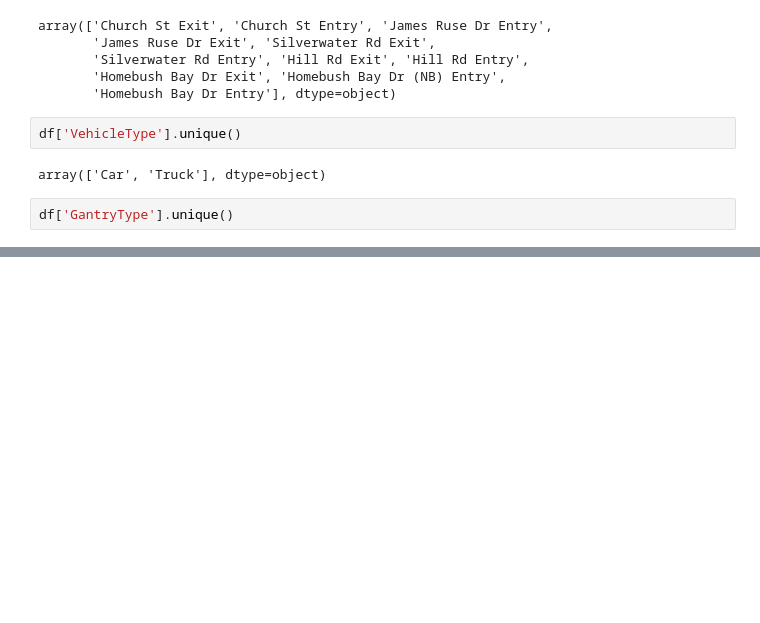
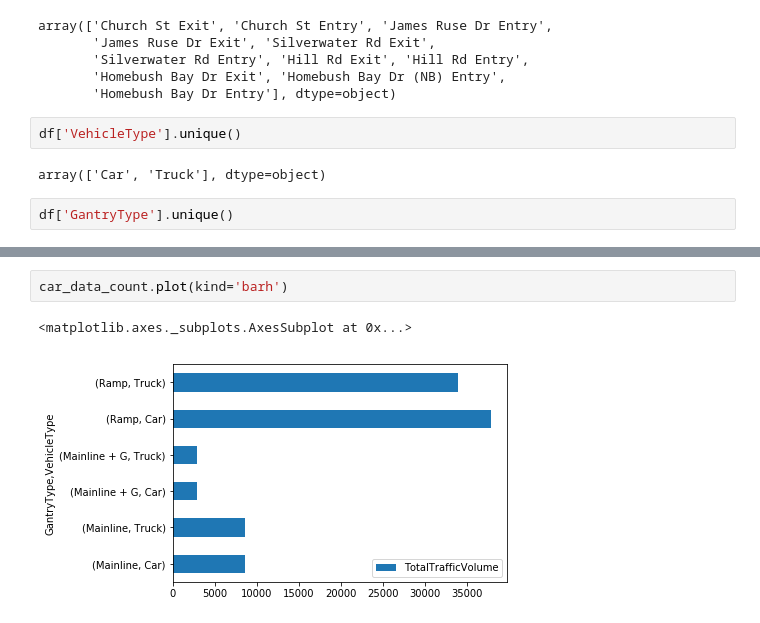
Before and after one commit to hrai/-M4-Data-Analysis, a Jupyter notebook: Assignment_2.ipynb, the cells around one changed output, grey strips where cells are left out. Cells and saved outputs as stored; diff of their text form; blank space fills up the shorter version.

```diff
--- a/Assignment_2.ipynb
+++ b/Assignment_2.ipynb
@@ -153,0 +153,5 @@ Ramp         Car          37943  ...               37943
+# %%
+car_data_count.plot(kind='barh')
+# %% [output]
+<matplotlib.axes._subplots.AxesSubplot at 0x...>
+[figure, added]
```
Also changed, not shown: parts of 3 cells of this notebook.
